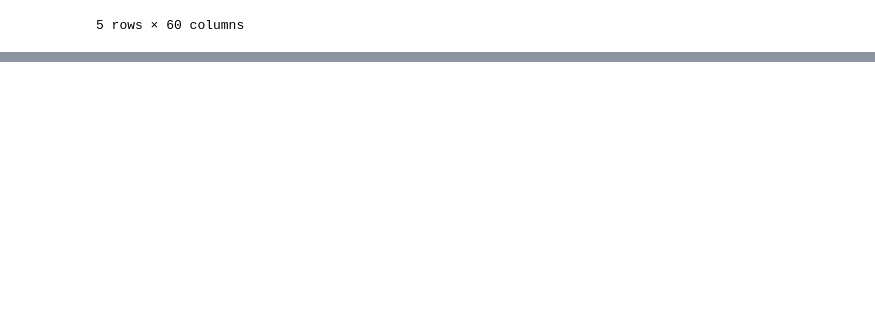
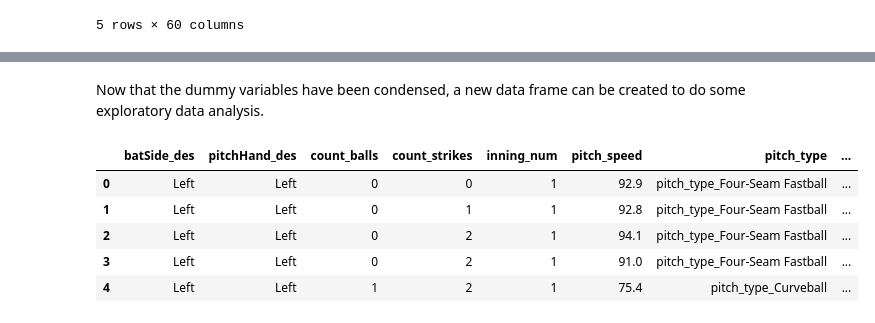
Before and after one commit to curtishiga/Capstone_Project2, a Jupyter notebook: EDA/Exploratory_Data_Analysis.ipynb, the cells around one changed output, grey strips where cells are left out. Drawn from its saved outputs; the diff is of its cells as text; code cells hidden in the pictures; blank space fills up the shorter version.

Commit message:
Fixes dummy variables in EDA ipynb

```diff
--- a/EDA/Exploratory_Data_Analysis.ipynb
+++ b/EDA/Exploratory_Data_Analysis.ipynb
@@ -19,0 +85,3 @@ For this project, we want to find out if we can optimize a pitcher's pitch count
+# %%
+pitch_types.columns = ['pitch_type']
+pitch_types.head()
@@ -19,0 +95,6 @@ For this project, we want to find out if we can optimize a pitcher's pitch count
+# %%
+# Do the same for pitch_locs_dummies
+pitch_locs = pitch_locs_dummies[pitch_locs_dummies==1].stack().reset_index().drop(['level_0', 0], 1)
+# %%
+pitch_locs.columns = ['pitch_locs']
+pitch_locs.head()
@@ -19,0 +108,16 @@ For this project, we want to find out if we can optimize a pitcher's pitch count
+# %% [markdown]
+Now that the dummy variables have been condensed, a new data frame can be created to do some exploratory data analysis.
+# %%
+# Filter out relevant columns to keep from df
+eda_df = df[['batSide_des', 'pitchHand_des', 'count_balls', 'count_strikes', 'inning_num', 'pitch_speed']]
+# %%
+# Join targets, pitch_types, pitch_locs
+eda_df = eda_df.join([pitch_types, pitch_locs, targets])
+eda_df.head()
+# %% [output]
+|  | batSide_des | pitchHand_des | count_balls | count_strikes | inning_num | pitch_speed | pitch_type | ... |
+| 0 | Left | Left | 0 | 0 | 1 | 92.9 | pitch_type_Four-Seam Fastball | ... |
+| 1 | Left | Left | 0 | 1 | 1 | 92.8 | pitch_type_Four-Seam Fastball | ... |
+| 2 | Left | Left | 0 | 2 | 1 | 94.1 | pitch_type_Four-Seam Fastball | ... |
+| 3 | Left | Left | 0 | 2 | 1 | 91.0 | pitch_type_Four-Seam Fastball | ... |
+| 4 | Left | Left | 1 | 2 | 1 | 75.4 | pitch_type_Curveball | ... |
```
Also changed, not shown: parts of 16 cells of this notebook, 1 other file.
